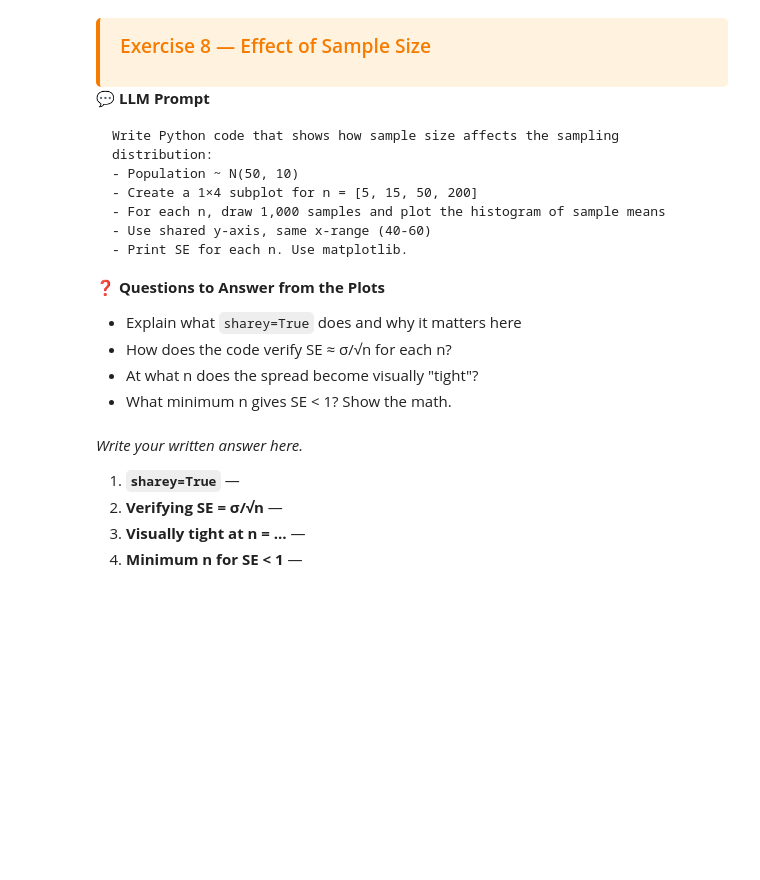
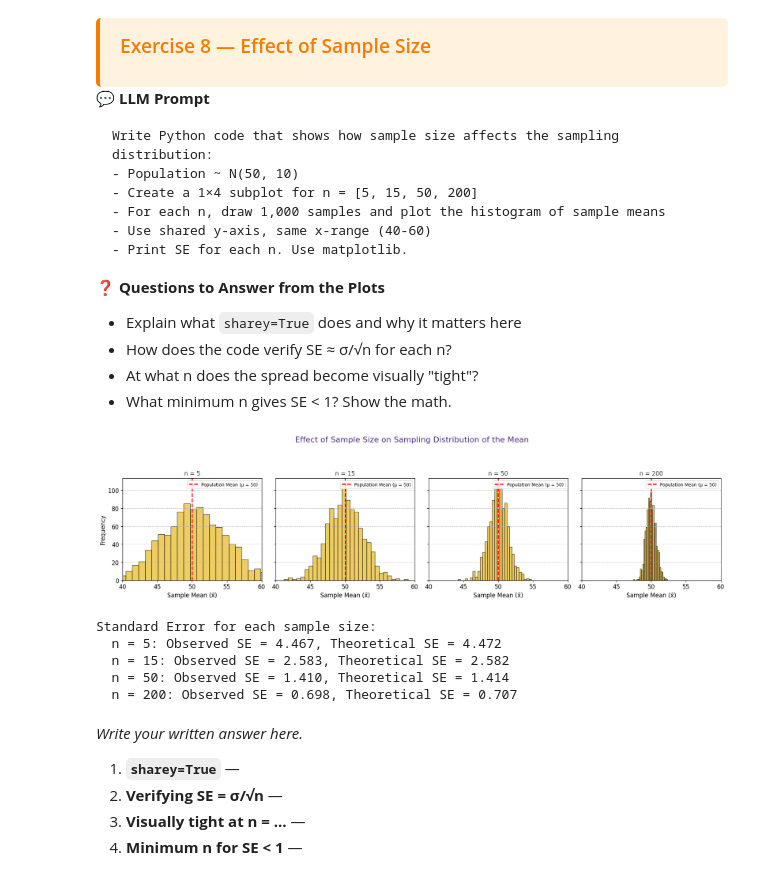
Before and after one commit to IrenePhilip01/BDATA200, a Jupyter notebook: 04_data_analysis_statistics.ipynb, the cells around one changed output. Drawn from its saved outputs; the diff is of its cells as text; code cells hidden in the pictures; blank space fills up the shorter version.

```diff
--- a/04_data_analysis_statistics.ipynb
+++ b/04_data_analysis_statistics.ipynb
@@ -924,3 +1023,42 @@ reps = 1000
+# %%
+mu, sigma = 50, 10
+sizes = [5, 15, 50, 200]
+reps = 1000
+
+fig, axes = plt.subplots(1, len(sizes), figsize=(18, 5), sharey=True)
+fig.suptitle('Effect of Sample Size on Sampling Distribution of the Mean', fontsize=16, color='#4B2E83')
+
+all_sample_means = []
+
+for i, n in enumerate(sizes):
+    sample_means = [np.random.normal(mu, sigma, n).mean() for _ in range(reps)]
+    all_sample_means.append(sample_means)
+
+    # Plot histogram
+    axes[i].hist(sample_means, bins=30, edgecolor='black', alpha=0.7, color='#E8B923')
+    axes[i].axvline(mu, color='red', linestyle='dashed', linewidth=2, label=f'Population Mean (μ = {mu})')
+    axes[i].set_title(f'n = {n}', fontsize=12, color='#333')
+    axes[i].set_xlabel('Sample Mean (x̄)')
+    axes[i].set_xlim(40, 60) # Set consistent x-range
+    axes[i].grid(axis='y', linestyle='--', alpha=0.7)
+    axes[i].legend(fontsize=9)
+
+axes[0].set_ylabel('Frequency')
+plt.tight_layout(rect=[0, 0.03, 1, 0.9])
+plt.show()
+
+print('Standard Error for each sample size:')
+for i, n in enumerate(sizes):
+    observed_se = np.std(all_sample_means[i], ddof=0)
+    theoretical_se = sigma / np.sqrt(n)
+    print(f'  n = {n}: Observed SE = {observed_se:.3f}, Theoretical SE = {theoretical_se:.3f}')
+# %% [output]
+[figure, added]
+Standard Error for each sample size:
+  n = 5: Observed SE = 4.467, Theoretical SE = 4.472
+  n = 15: Observed SE = 2.583, Theoretical SE = 2.582
+  n = 50: Observed SE = 1.410, Theoretical SE = 1.414
+  n = 200: Observed SE = 0.698, Theoretical SE = 0.707
 # %% [markdown]
 *Write your written answer here.*
 
```
Also changed, not shown: parts of 10 cells of this notebook.
